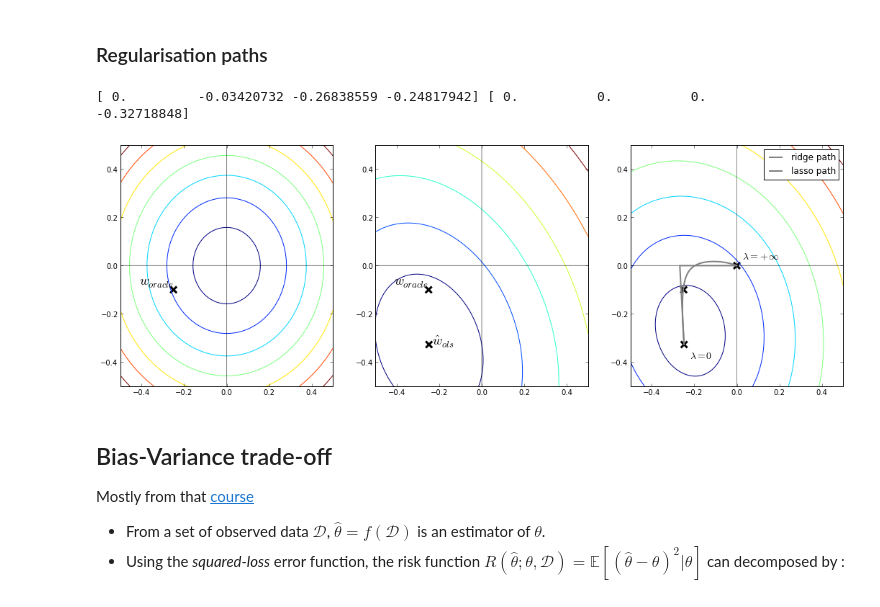
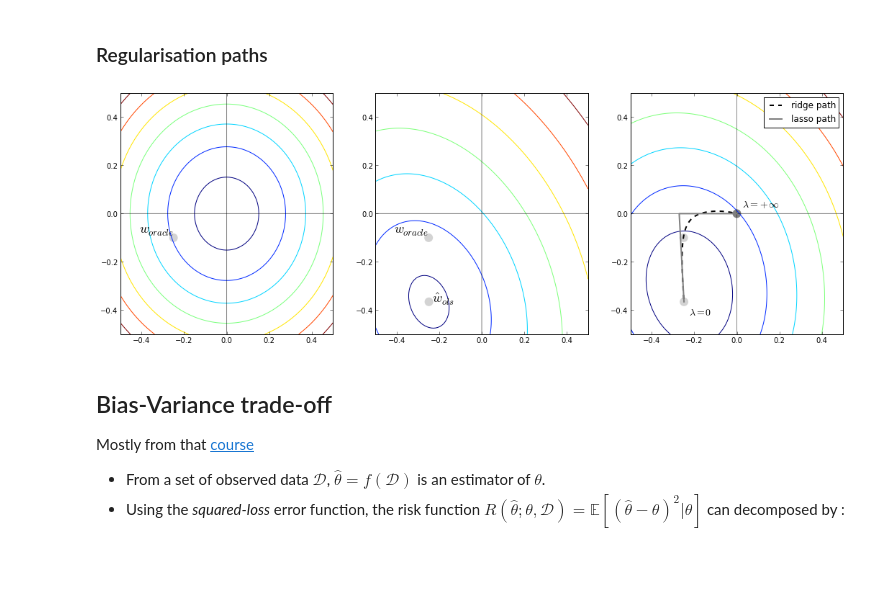
Before and after one commit to pilipolio/20130624_RegressionAndBiasVarianceTalk, a Jupyter notebook: LinearRegression.ipynb, the cells around one changed output. Saved outputs shown, nothing was run; the diff lists cells and outputs as text; code cells hidden in the pictures; blank space fills up the shorter version.

Commit message:
Refined MLE/OLS link and penalised methods. Improved reg path viz.

```diff
--- a/LinearRegression.ipynb
+++ b/LinearRegression.ipynb
@@ -178,13 +190,5 @@ plt.figsize(8, 6)
 # %% [markdown]
 ### Regularisation paths
-# %%
-w_lasso_2_path, w_lasso_3_path = w_lasso_d_m[1:,:]
-print w_lasso_2_path, w_lasso_3_path
-#w_lasso_2_path
-#lasso_lambdas_m
-#w_lasso_2_path, w_lasso_3_path = w_lasso_d_m
-# %% [output]
-[ 0.         -0.03420732 -0.26838559 -0.24817942] [ 0.          0.          0.         -0.32718848]
 # %%
 # fixed w_0 and w_1 to be the OLS ones
 w_1 = w_ols[0]
@@ -201,41 +205,41 @@ penalization_grid = np.reshape(
 # Building regularisation paths
 w_2_path, w_3_path = zip(*[ridge_regression(X_n_d, y_n, lbda)[1:] for lbda in np.logspace(-2, 3, 100)])
 w_lasso_2_path, w_lasso_3_path = w_lasso_d_m[1:,:]
 
 def plot_weight_space(ax, x_grid, y_grid, z_grid):
     ax.contour(x_grid, y_grid, z_grid)
     ax.vlines(0, -.5, .5, alpha=.5)
     ax.hlines(0, -.5, .5, alpha=.5)
     ax.set_xlim(-.5, .5)
     ax.set_ylim(-.5, .5)
 
 f, (ax1, ax2, ax3) = plt.subplots(1,3)
 f.set_size_inches(18, 6)
 
 plot_weight_space(ax1, w2_grid, w3_grid, penalization_grid)
-ax1.scatter(w_oracle[1], w_oracle[2], marker="x", color="k", s=80, linewidth=3);
+ax1.scatter(w_oracle[1], w_oracle[2], marker="o", color="lightgrey", s=80, linewidth=3);
 ax1.text(w_oracle[1], w_oracle[2], s="$w_{oracle} \ $", size=18, weight='bold', va='bottom', ha='right');
 
 plot_weight_space(ax2, w2_grid, w3_grid, error_grid)
-ax2.scatter(w_ols[1], w_ols[2], marker="x", color="k", s=80, linewidth=3)
+ax2.scatter(w_ols[1], w_ols[2], marker="o", color="lightgrey", s=80, linewidth=3)
 ax2.text(w_ols[1], w_ols[2], s="$ \ \hat{w}_{ols}$", size=18, weight='bold')
-ax2.scatter(w_oracle[1], w_oracle[2], marker="x", color="k", s=80, linewidth=3);
+ax2.scatter(w_oracle[1], w_oracle[2], marker="o", color="lightgrey", s=80, linewidth=3);
 ax2.text(w_oracle[1], w_oracle[2], s="$w_{oracle} \ $", size=18, weight='bold', va='bottom', ha='right');
 
 plot_weight_space(ax3, w2_grid, w3_grid, error_grid + penalization_grid)
 
-ax3.scatter(0, 0, marker="x", color="k", s=80, linewidth=3)
-ax3.scatter(w_oracle[1], w_oracle[2], marker="x", color="k", s=80, linewidth=3);
-ax3.scatter(w_ols[1], w_ols[2], marker="x", color="k", s=80, linewidth=3)
+ax3.scatter(0, 0, marker="o", color="grey", s=80, linewidth=3)
+ax3.scatter(w_oracle[1], w_oracle[2], marker="o", color="lightgrey", s=80, linewidth=3);
+ax3.scatter(w_ols[1], w_ols[2], marker="o", color="lightgrey", s=80, linewidth=3)
 
-ax3.plot(w_2_path, w_3_path, color='grey', lw=2, ls='-', label='ridge path')
+ax3.plot(w_2_path, w_3_path, color='k', lw=2, ls='--', label='ridge path')
 ax3.plot(w_lasso_2_path, w_lasso_3_path, color='grey', lw=2, ls='-', label='lasso path')
 ax3.text(w_ols[1]+0.025, w_ols[2]-0.025, s="$\lambda=0$", size=14, weight='bold', ha='left', va='top')
 ax3.text(0.025, 0.025, s="$\lambda=+\infty$", size=14, weight='bold')
 
 plt.legend();
 # %% [output]
-[figure, old version]
+[figure, new version]
 # %% [markdown]
 ## Bias-Variance trade-off
 
```
Also changed, not shown: parts of 9 cells of this notebook, 2 other files.
